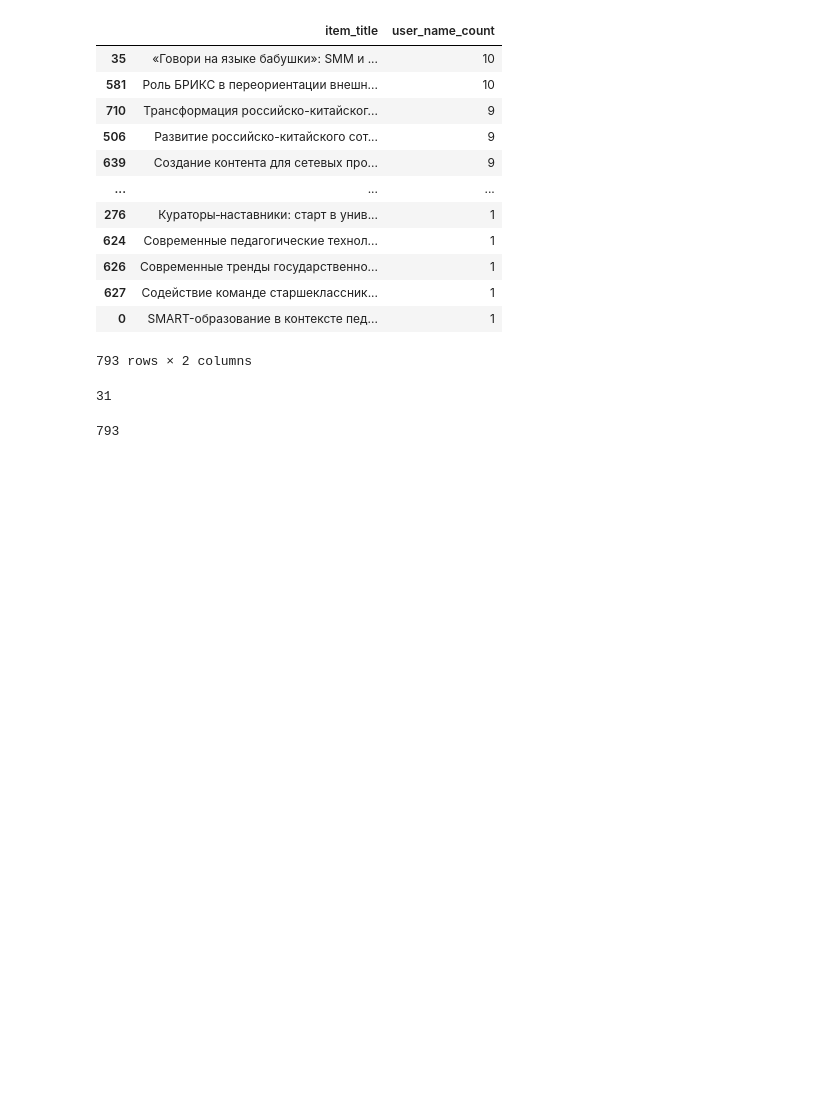
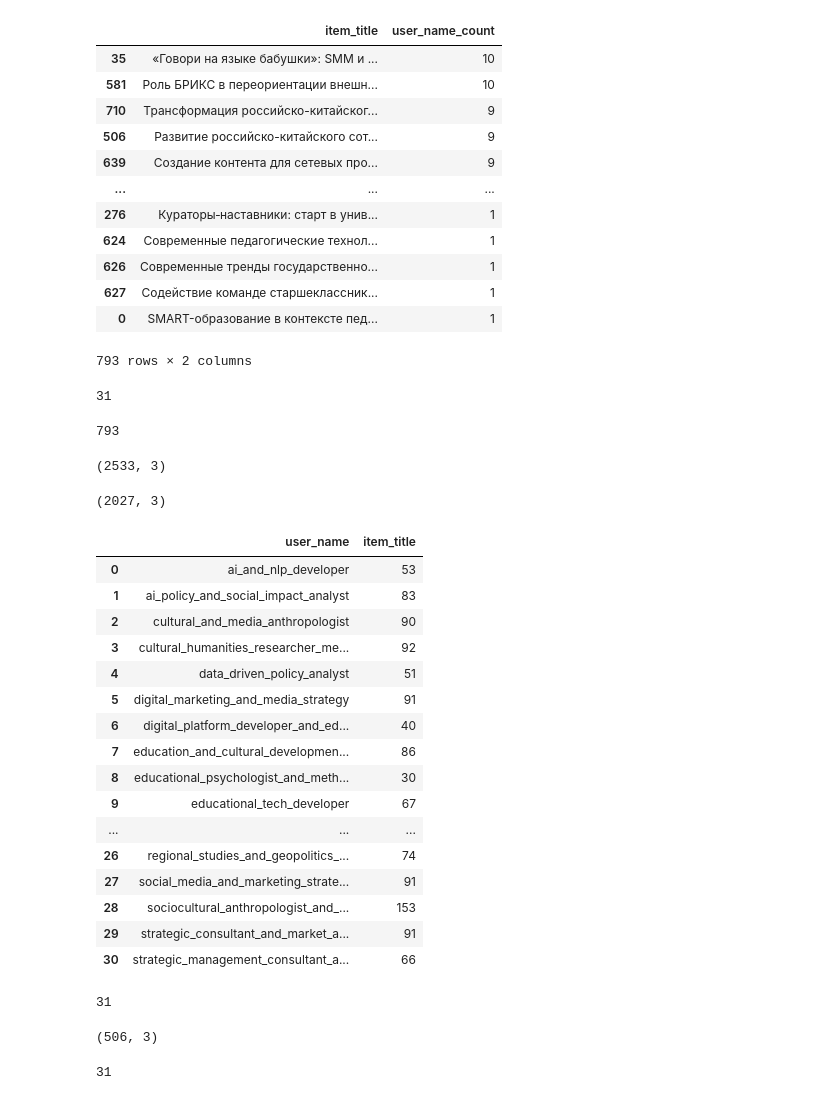
Before and after one commit to rushawx/diploma, a Jupyter notebook: research/lightfm_sber.ipynb, the cells around one changed output. Drawn from its saved outputs; the diff is of its cells as text; code cells hidden in the pictures; blank space fills up the shorter version.

```diff
--- a/research/lightfm_sber.ipynb
+++ b/research/lightfm_sber.ipynb
@@ -149,0 +157,40 @@ train, test = RandomSplitter(
+# %%
+df.shape
+# %% [output]
+(2533, 3)
+# %%
+train.shape
+# %% [output]
+(2027, 3)
+# %%
+train.groupby(by=["user_name"]).agg({"item_title": "nunique"}).reset_index()
+# %% [output]
+|  | user_name | item_title |
+| 0 | ai_and_nlp_developer | 53 |
+| 1 | ai_policy_and_social_impact_analyst | 83 |
+| 2 | cultural_and_media_anthropologist | 90 |
+| 3 | cultural_humanities_researcher_me... | 92 |
+| 4 | data_driven_policy_analyst | 51 |
+| 5 | digital_marketing_and_media_strategy | 91 |
+| 6 | digital_platform_developer_and_ed... | 40 |
+| 7 | education_and_cultural_developmen... | 86 |
+| 8 | educational_psychologist_and_meth... | 30 |
+| 9 | educational_tech_developer | 67 |
+| ... | ... | ... |
+| 26 | regional_studies_and_geopolitics_... | 74 |
+| 27 | social_media_and_marketing_strate... | 91 |
+| 28 | sociocultural_anthropologist_and_... | 153 |
+| 29 | strategic_consultant_and_market_a... | 91 |
+| 30 | strategic_management_consultant_a... | 66 |
+# %%
+train.user_name.nunique()
+# %% [output]
+31
+# %%
+test.shape
+# %% [output]
+(506, 3)
+# %%
+test.user_name.nunique()
+# %% [output]
+31
```
Also changed, not shown: parts of 12 cells of this notebook, 1 other file.
